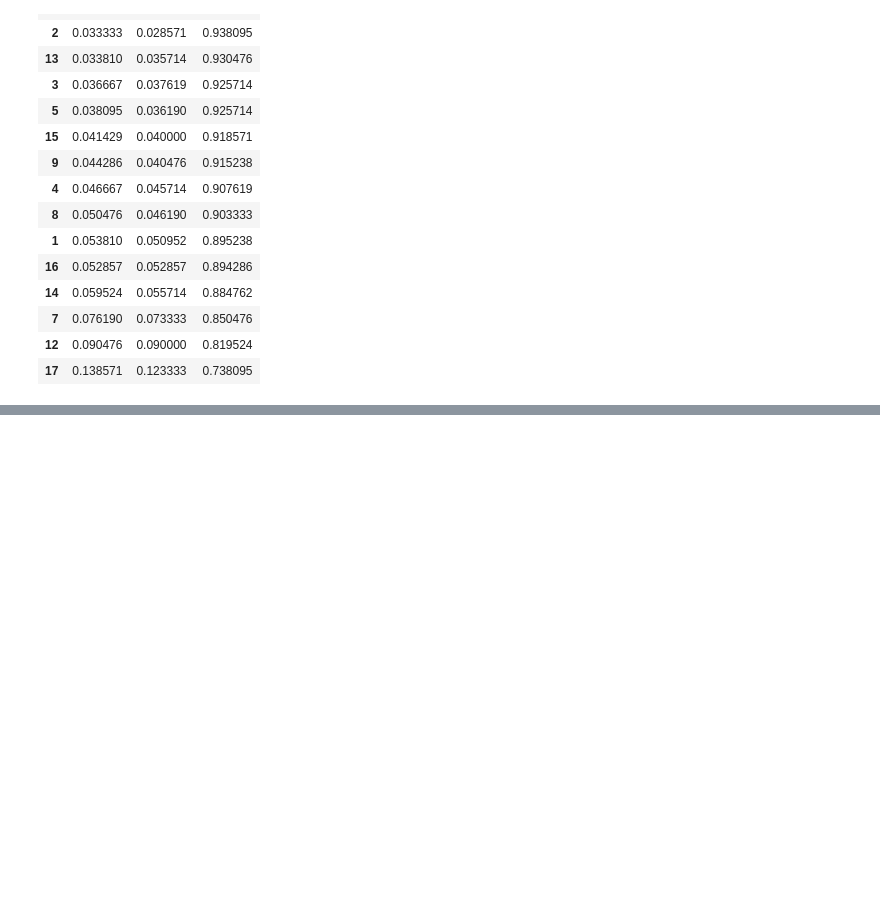
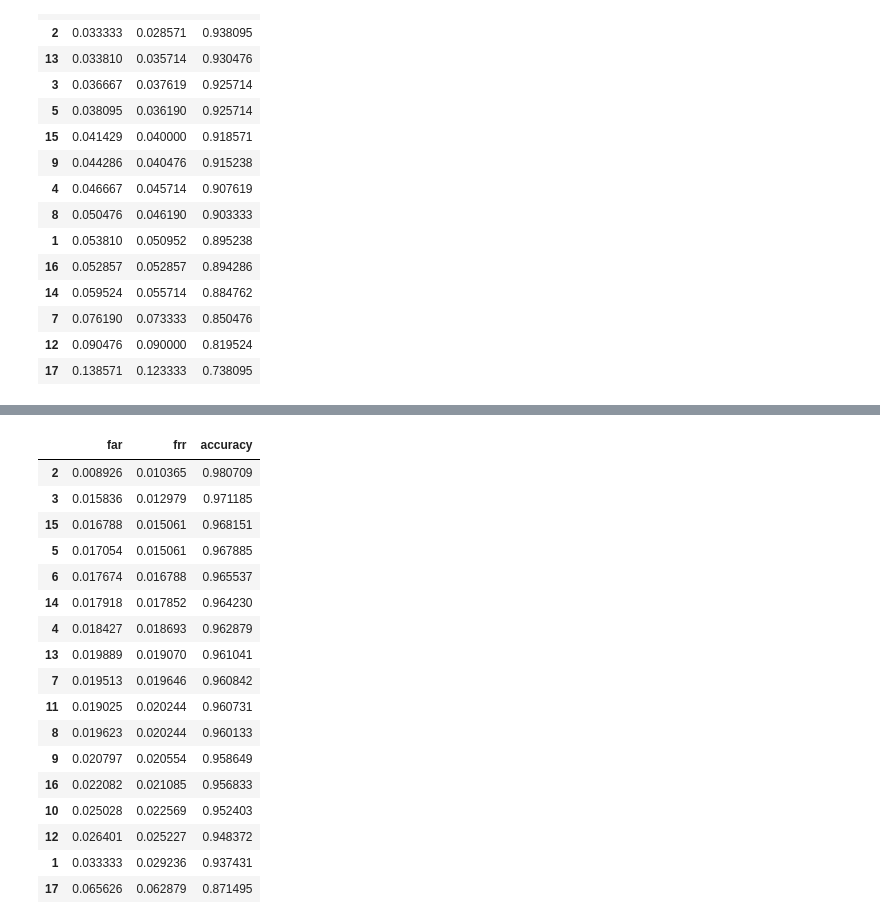
Before and after one commit to tanmaygadgil/DS5500-project, a Jupyter notebook: Authentication/Auth Experiments.ipynb, the cells around one changed output, grey strips where cells are left out. Drawn from its saved outputs; the diff is of its cells as text; code cells hidden in the pictures; blank space fills up the shorter version.

```diff
--- a/Authentication/Auth Experiments.ipynb
+++ b/Authentication/Auth Experiments.ipynb
@@ -637,0 +710,52 @@ pd.DataFrame(aggregates_test).T.sort_values(by = "accuracy", ascending=False)
+# %%
+num_exp = 50
+aggregates_10 = {g:0 for g in gestures}
+for g in gestures:
+    aggregates_10[g] = {}
+    aggregates_10[g]['far'] = 0
+    aggregates_10[g]['frr'] = 0
+    aggregates_10[g]['accuracy'] = 0
+for exp in tqdm(range(num_exp)):
+    auth_set = set(np.random.choice(range(1, 44), size = 10, replace=False))
+    for g in gestures:
+        # aggregates_10_auth[g] = {}
+        auths = []
+        i = np.where(all_g==g)
+        embeds = all_embeddings[i]
+        labels = all_y[i]
+        # print(len(labels), g)
+        for e in range(len(embeds)):
+            embedding = np.array(embeds[e,:])
+            auth_code = auth(embedding, auth_set, all_centroids, g, all_parts)
+            auths.append(auth_code)
+        actual_auth = [1 if x in auth_set else 0 for x in labels]
+
+        aggregates_10[g]['far'] += far(actual_auth, auths)
+        aggregates_10[g]['frr'] += frr(actual_auth, auths)
+        aggregates_10[g]['accuracy'] += accuracy_score(actual_auth, auths)
+
+for k in aggregates_10:
+    aggregates_10[k]['far'] /= num_exp
+    aggregates_10[k]['frr'] /= num_exp
+    aggregates_10[k]['accuracy'] /= num_exp
+# %%
+pd.DataFrame(aggregates_10).T.sort_values(by = "accuracy", ascending=False)
+# %% [output]
+|  | far | frr | accuracy |
+| 2 | 0.008926 | 0.010365 | 0.980709 |
+| 3 | 0.015836 | 0.012979 | 0.971185 |
+| 15 | 0.016788 | 0.015061 | 0.968151 |
+| 5 | 0.017054 | 0.015061 | 0.967885 |
+| 6 | 0.017674 | 0.016788 | 0.965537 |
+| 14 | 0.017918 | 0.017852 | 0.964230 |
+| 4 | 0.018427 | 0.018693 | 0.962879 |
+| 13 | 0.019889 | 0.019070 | 0.961041 |
+| 7 | 0.019513 | 0.019646 | 0.960842 |
+| 11 | 0.019025 | 0.020244 | 0.960731 |
+| 8 | 0.019623 | 0.020244 | 0.960133 |
+| 9 | 0.020797 | 0.020554 | 0.958649 |
+| 16 | 0.022082 | 0.021085 | 0.956833 |
+| 10 | 0.025028 | 0.022569 | 0.952403 |
+| 12 | 0.026401 | 0.025227 | 0.948372 |
+| 1 | 0.033333 | 0.029236 | 0.937431 |
+| 17 | 0.065626 | 0.062879 | 0.871495 |
```
Also changed, not shown: parts of 8 cells of this notebook.
